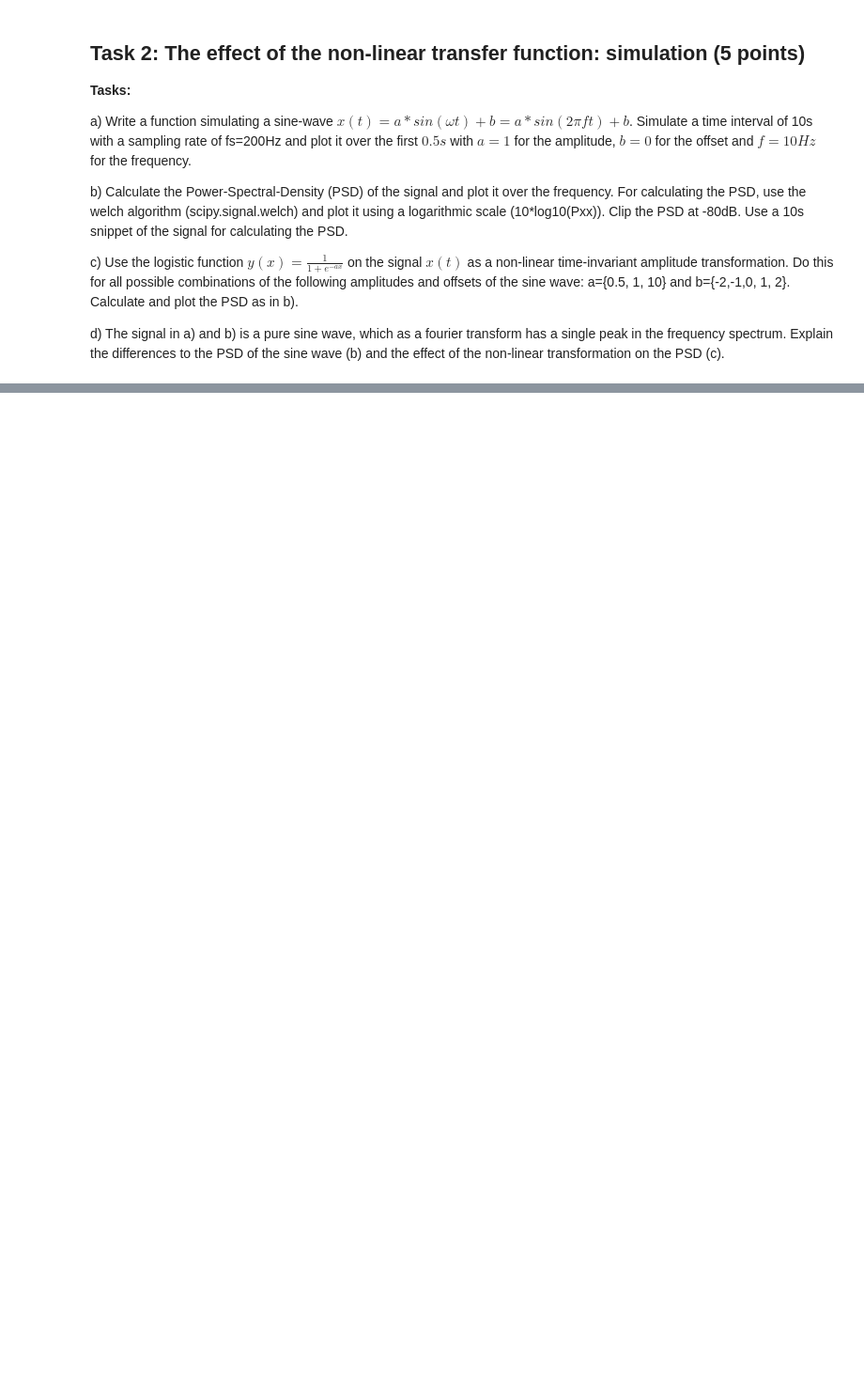
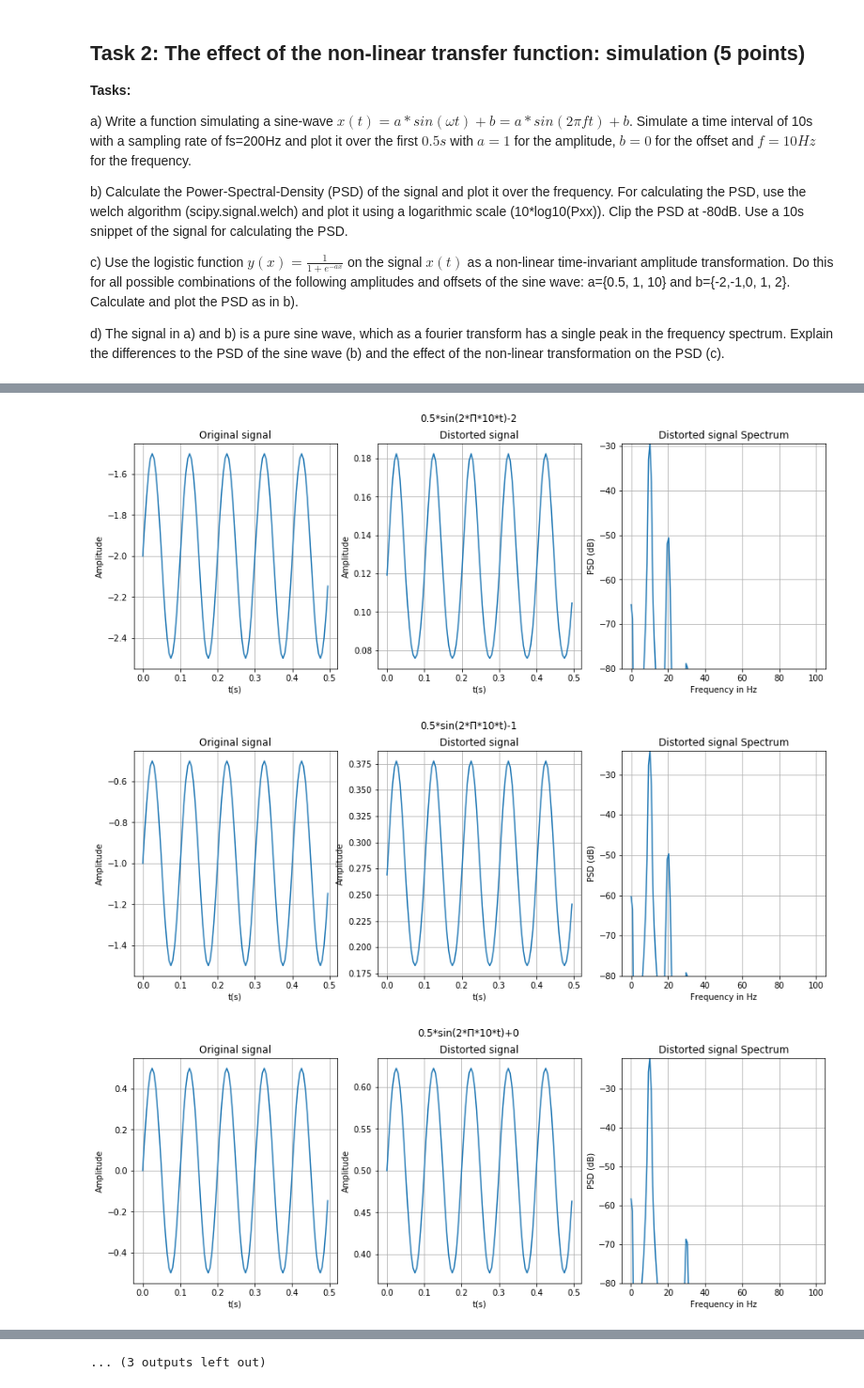
Before and after one commit to juanangd/TU_BERLIN, a Jupyter notebook: BCI-WS20:21/Exercise3/Exercise3.ipynb, the cells around one changed output, grey strips where cells are left out. Shown at 94% size. Cells and saved outputs as stored; diff of their text form; code cells hidden in the pictures; blank space fills up the shorter version.

```diff
--- a/BCI-WS20:21/Exercise3/Exercise3.ipynb
+++ b/BCI-WS20:21/Exercise3/Exercise3.ipynb
@@ -133,18 +151,0 @@ plt.show()
-# %%
-a_array = [0.5, 1, 10]
-b_array = [-2, -1, 0, 1, 2]
-
-plt.figure(figsize = (10, 5))
-
-for ind_a, a in enumerate(a_array):
-    for ind_b, b in enumerate(b_array):
-
-        x = tone(t, a, b, 10)
-        plt.subplot(4, 2, ind_a+ind_b+1)
-        plot_time(x, t, t_span, fs)
-        plt.grid()
-        plt.subplot(4, 2, ind_a+ind_b+1)
-        plot_psd(x, 10, fs, -80)
-        #plt.suptitle(f"{a}*sen(2*pi*10*t) + {b}")
-        plt.grid()
-        plt.show()
@@ -184,0 +152,50 @@ array([  0.     ,   0.78125,   1.5625 ,   2.34375,   3.125  ,   3.90625,
+# %%
+a_array = [0.5, 1, 10]
+b_array = [-2, -1, 0, 1, 2]
+time_span = 0.5
+clip_value = -80
+
+
+for a in a_array:
+    for b in b_array:
+
+        x = tone(t, a, b, 10)
+        y = logistic(x)
+
+
+        fig1 = plt.figure(figsize=(5*3, 5))
+        #fig1.subplots_adjust(wspace=0.3, hspace=0.3, top = 0.9)
+        plt.subplot(1, 3, 1)
+        ax = plt.plot(t[0:int(time_span*fs)], x[0:int(time_span*fs)])
+        plt.xlabel("t(s)")
+        plt.ylabel("Amplitude")
+        plt.grid()
+        plt.title("Original signal")
+
+
+
+        plt.subplot(1, 3, 2)
+        ax = plt.plot(t[0:int(time_span*fs)], y[0:int(time_span*fs)])
+        plt.xlabel("t(s)")
+        plt.ylabel("Amplitude")
+        plt.grid()
+        plt.title("Distorted signal")
+
+
+
+        spectrum = signal.welch(y[0:int(duration*fs)], fs)
+
+        sp_in_log = 10*np.log10(spectrum[1])
+        plt.subplot(1, 3, 3)
+        plt.plot(spectrum[0], sp_in_log)
+        plt.ylim(clip_value, max(sp_in_log))
+        plt.xlabel("Frequency in Hz")
+        plt.ylabel("PSD (dB)")
+        fig1.suptitle("%s*sin(2*\u03A0*10*t)%s"%(a, b if b<0 else "+"+str(b)))
+        plt.grid()
+        plt.title("Distorted signal Spectrum")
+        plt.show()
+# %% [output]
+[figure, added]
+[figure, added]
+[figure, added]
@@ -185,3 +211,4 @@ array([  0.     ,   0.78125,   1.5625 ,   2.34375,   3.125  ,   3.90625,
+... (3 outputs left out)
 # %% [markdown]
 ## Task 3: The effect of the non-linear transfer function: analytic & simulation (5 points)
 
```
Also changed, not shown: parts of 16 cells of this notebook.
